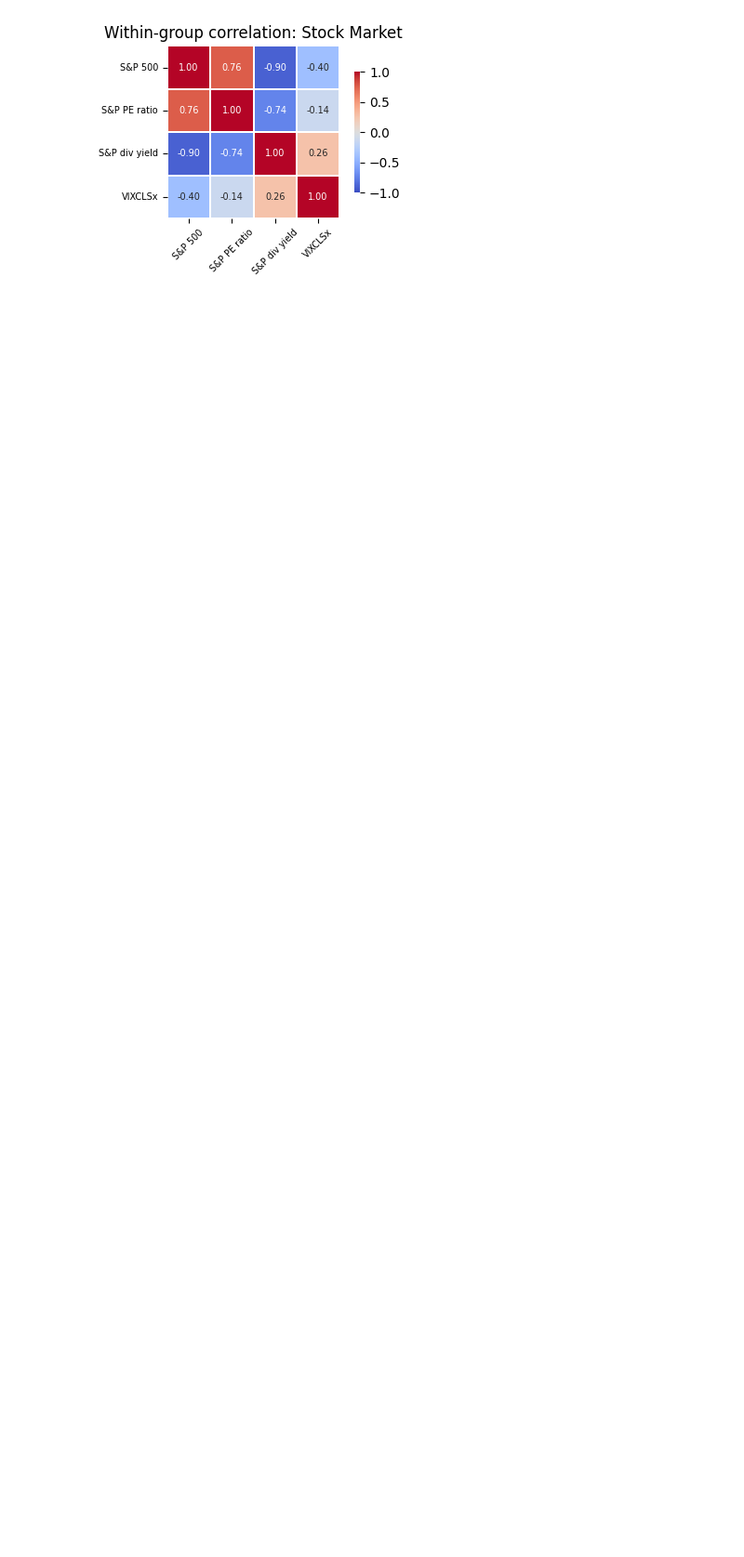
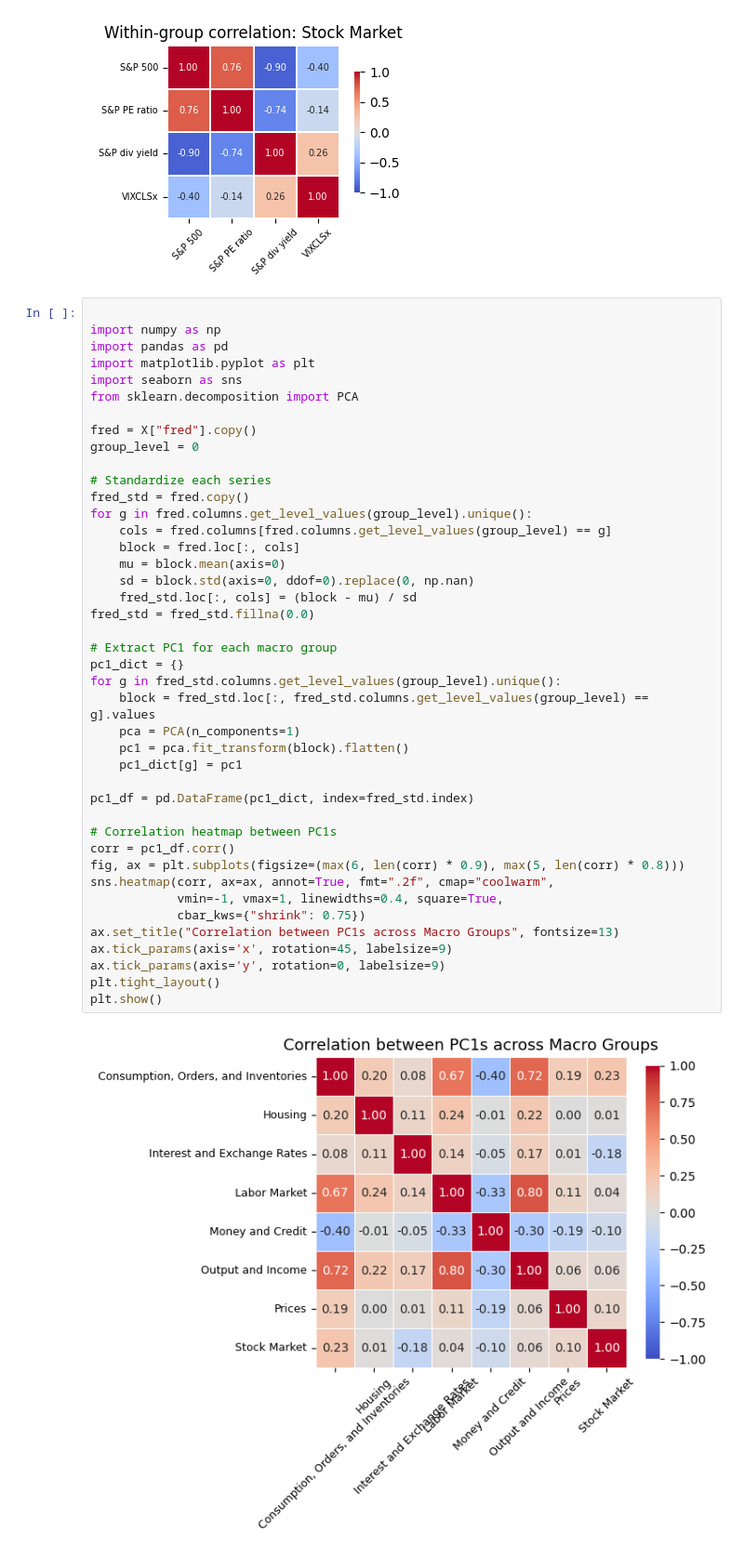
Before and after one commit to myliusen/TIO4900-Replication, a Jupyter notebook: notebooks/eda.ipynb, the cells around one changed output. Shown at 93% size. Cells and saved outputs as stored; diff of their text form; blank space fills up the shorter version.

```diff
--- a/notebooks/eda.ipynb
+++ b/notebooks/eda.ipynb
@@ -212,3 +212,47 @@ for g in groups:
 [figure]
 [figure]
 [figure]
+# %%
+
+import numpy as np
+import pandas as pd
+import matplotlib.pyplot as plt
+import seaborn as sns
+from sklearn.decomposition import PCA
+
+fred = X["fred"].copy()
+group_level = 0
+
+# Standardize each series
+fred_std = fred.copy()
+for g in fred.columns.get_level_values(group_level).unique():
+    cols = fred.columns[fred.columns.get_level_values(group_level) == g]
+    block = fred.loc[:, cols]
+    mu = block.mean(axis=0)
+    sd = block.std(axis=0, ddof=0).replace(0, np.nan)
+    fred_std.loc[:, cols] = (block - mu) / sd
+fred_std = fred_std.fillna(0.0)
+
+# Extract PC1 for each macro group
+pc1_dict = {}
+for g in fred_std.columns.get_level_values(group_level).unique():
+    block = fred_std.loc[:, fred_std.columns.get_level_values(group_level) == g].values
+    pca = PCA(n_components=1)
+    pc1 = pca.fit_transform(block).flatten()
+    pc1_dict[g] = pc1
+
+pc1_df = pd.DataFrame(pc1_dict, index=fred_std.index)
+
+# Correlation heatmap between PC1s
+corr = pc1_df.corr()
+fig, ax = plt.subplots(figsize=(max(6, len(corr) * 0.9), max(5, len(corr) * 0.8)))
+sns.heatmap(corr, ax=ax, annot=True, fmt=".2f", cmap="coolwarm",
+            vmin=-1, vmax=1, linewidths=0.4, square=True,
+            cbar_kws={"shrink": 0.75})
+ax.set_title("Correlation between PC1s across Macro Groups", fontsize=13)
+ax.tick_params(axis='x', rotation=45, labelsize=9)
+ax.tick_params(axis='y', rotation=0, labelsize=9)
+plt.tight_layout()
+plt.show()
+# %% [output]
+[figure, added]
```
Also changed, not shown: 9 other files.
